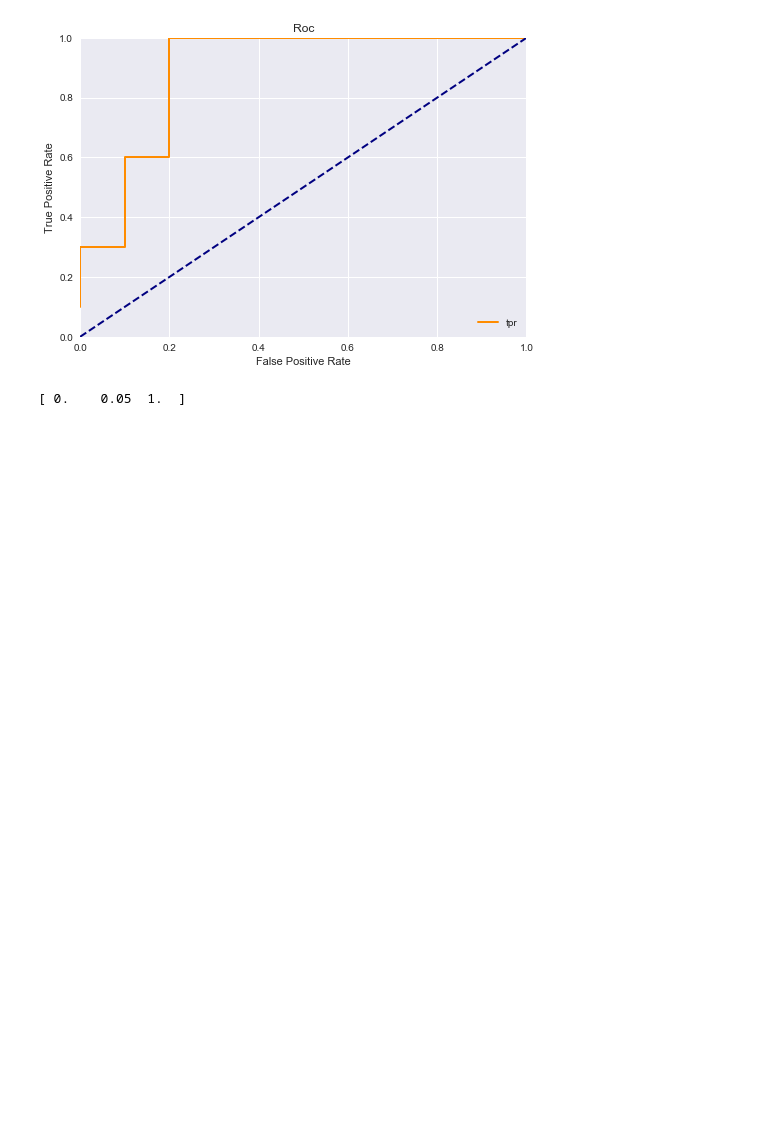
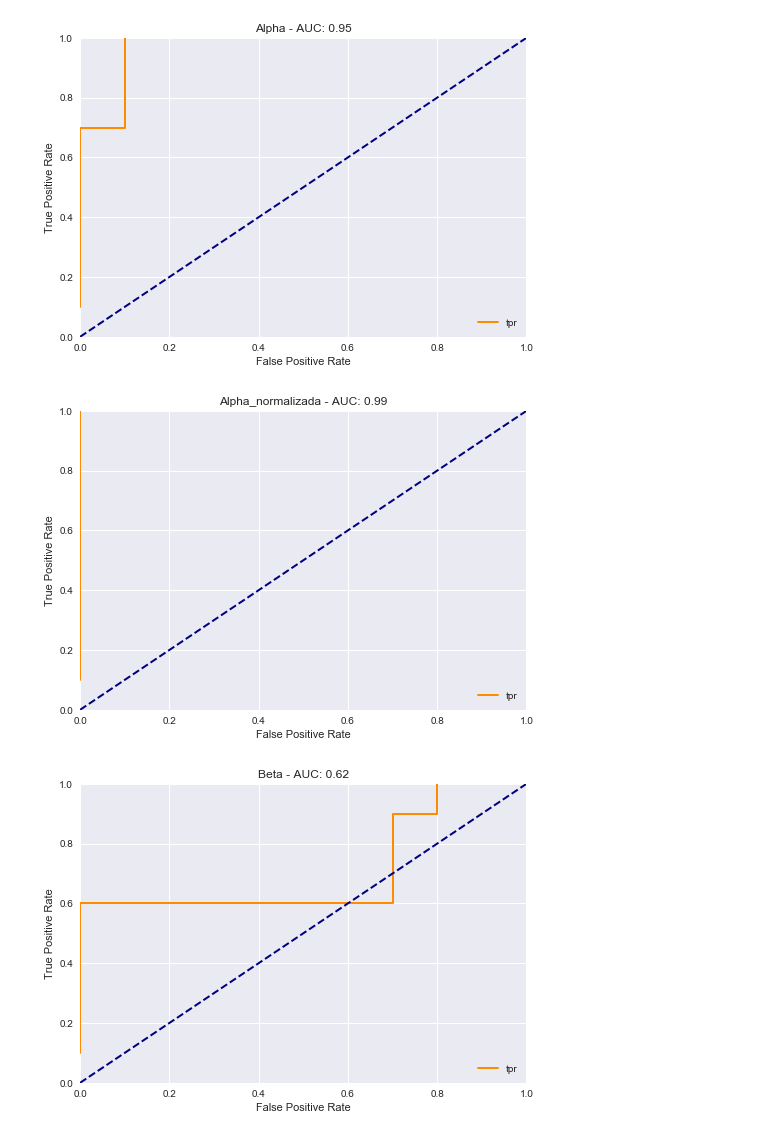
Before and after one commit to lucasputer/CienciaDeDatos, a Jupyter notebook: tp3/TP3.ipynb, the cells around one changed output. Drawn from its saved outputs; the diff is of its cells as text; code cells hidden in the pictures; blank space fills up the shorter version.

```diff
--- a/tp3/TP3.ipynb
+++ b/tp3/TP3.ipynb
@@ -30,37 +39,34 @@ print df.head()
 # %%
-lib = reload(lib)
-roc = lib.roc_and_roll(df, "alpha")
+def graficar_roc(df, banda):
+    roc = lib.roc_and_roll(df, banda)
+    auc = metrics.auc(roc["fpr"], roc["tpr"])
 
-plt.figure()
-lw = 2
-plt.plot(roc['fpr'], roc['tpr'], color='darkorange',
-         lw=lw )
-plt.plot([0, 1], [0, 1], color='navy', lw=lw, linestyle='--')
-plt.xlim([0.0, 1.0])
-plt.ylim([0.0, 1.0])
-plt.xlabel('False Positive Rate')
-plt.ylabel('True Positive Rate')
-plt.title('Roc')
-plt.legend(loc="lower right")
-plt.show()
-
-fpr, tpr, thresholds = sklearn.metrics.roc_curve(df["tipo"], df["alpha"], pos_label=2)
-print fpr
-
-fpr, tpr, threshold = metrics.roc_curve(y_test, preds)
-roc_auc = metrics.auc(fpr, tpr)
-
-# method I: plt
-import matplotlib.pyplot as plt
-plt.title('Receiver Operating Characteristic')
-plt.plot(fpr, tpr, 'b', label = 'AUC = %0.2f' % roc_auc)
-plt.legend(loc = 'lower right')
-plt.plot([0, 1], [0, 1],'r--')
-plt.xlim([0, 1])
-plt.ylim([0, 1])
-plt.ylabel('True Positive Rate')
-plt.xlabel('False Positive Rate')
-plt.show()
+    plt.figure()
+    lw = 2
+    plt.plot(roc['fpr'], roc['tpr'], color='darkorange',
+             lw=lw )
+    plt.plot([0, 1], [0, 1], color='navy', lw=lw, linestyle='--')
+    plt.xlim([0.0, 1.0])
+    plt.ylim([0.0, 1.0])
+    plt.xlabel('False Positive Rate')
+    plt.ylabel('True Positive Rate')
+    plt.title(str.capitalize(banda) + ' - AUC: ' + str(auc))
+    plt.legend(loc="lower right")
+    plt.show()
-# %% [output]
-[figure, removed]
-[ 0.    0.05  1.  ]
+# %%
+graficar_roc(df,"alpha")
+graficar_roc(df,"alpha_normalizada")
+graficar_roc(df,"beta")
+graficar_roc(df,"beta_normalizada")
+graficar_roc(df,"gamma")
+graficar_roc(df,"gamma_normalizada")
+graficar_roc(df,"delta")
+graficar_roc(df,"delta_normalizada")
+graficar_roc(df,"theta")
+graficar_roc(df,"theta_normalizada")
+graficar_roc(df,"info_intra")
+graficar_roc(df,"info_inter")
+# %% [output]
+[figure, added]
+[figure, added]
+[figure, added]
```
Also changed, not shown: parts of 3 cells of this notebook, 1 other file.
